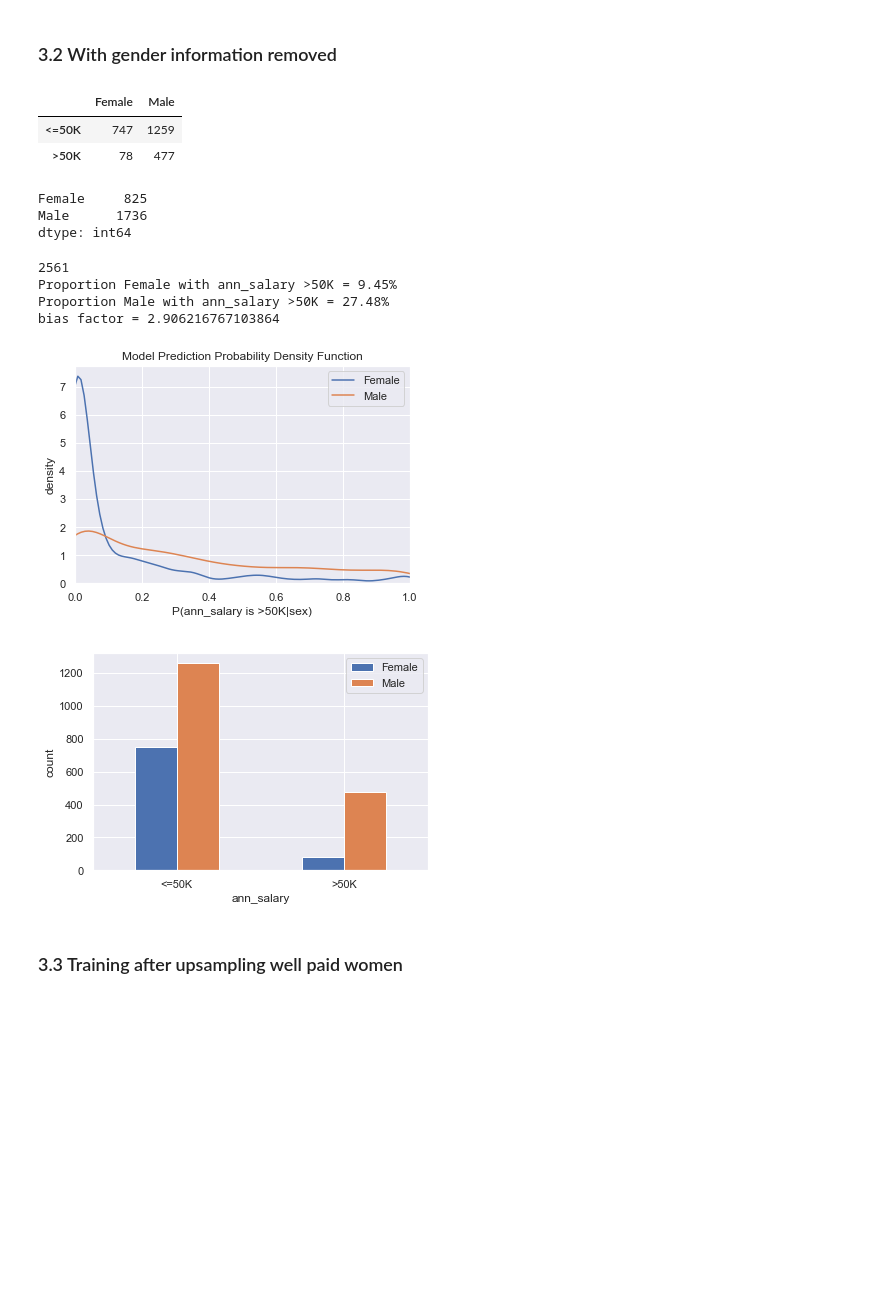
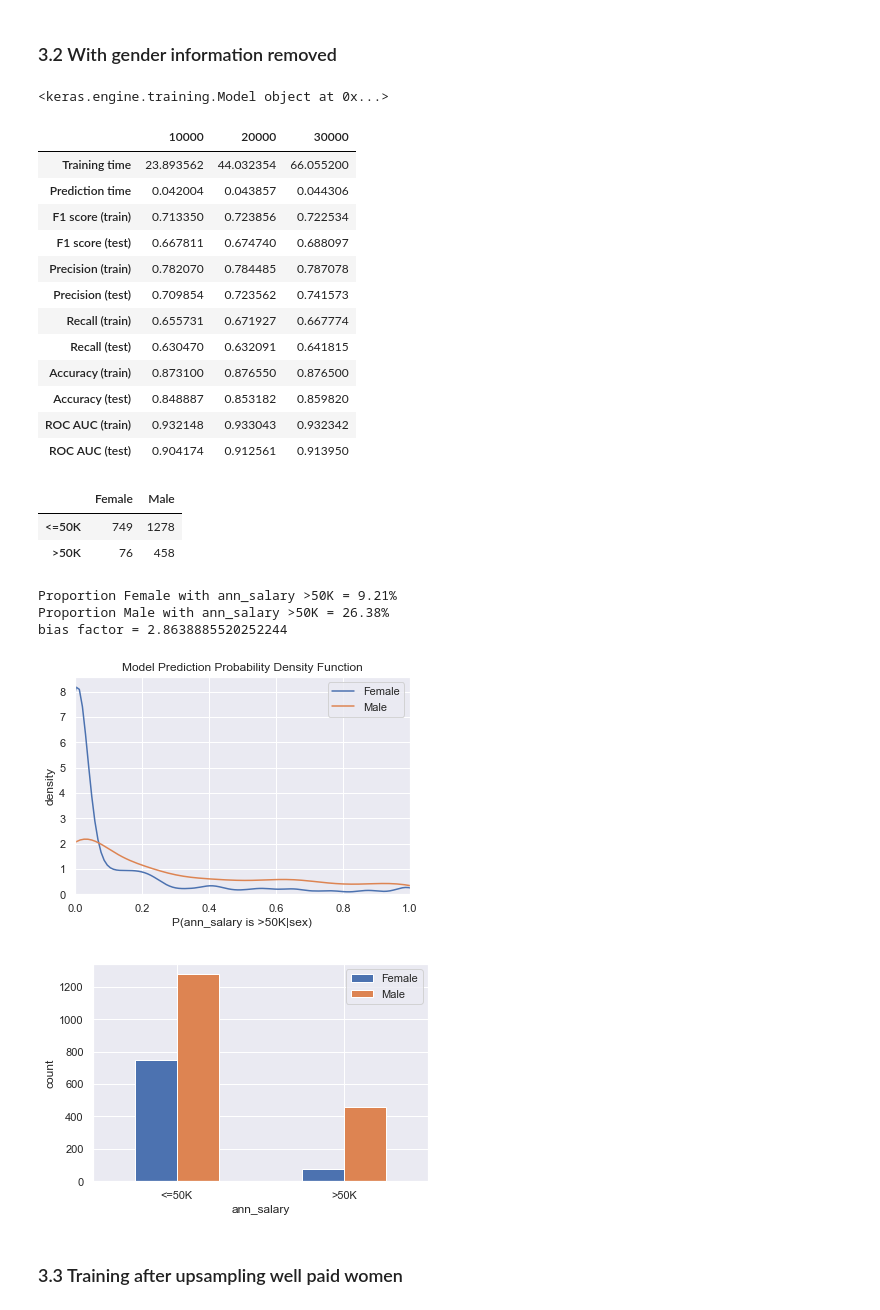
Before and after one commit to leenamurgai/debias-ml, a Jupyter notebook: source/Adult_UCI.ipynb, the cells around one changed output. Saved outputs shown, nothing was run; the diff lists cells and outputs as text; code cells hidden in the pictures; blank space fills up the shorter version.

```diff
--- a/source/Adult_UCI.ipynb
+++ b/source/Adult_UCI.ipynb
@@ -235,24 +233,40 @@ bias factor = 3.0957867017774845
 # %% [markdown]
 ### 3.2 With gender information removed
 # %%
-clf_nn = nn_classifier(n_features=X_train[X_train.columns.difference(['sex_Male'])].shape[1])
-y_pred = train_predict(clf_nn, X_train[X_train.columns.difference(['sex_Male'])], y_train, X_test[X_test.columns.difference(['sex_Male'])], y_test, results_df)
+clf_nn = nn_classifier(n_features=X_train[X_train.columns.difference([bias_col])].shape[1])
+print(clf_nn)
 
+# Train on different size training sets and predict on a separate test set
+y_pred = train_predict(clf_nn, X_train1[X_train1.columns.difference([bias_col])], y_train1, X_test[X_test.columns.difference([bias_col])], y_test, results_df)
+y_pred = train_predict(clf_nn, X_train2[X_train2.columns.difference([bias_col])], y_train2, X_test[X_test.columns.difference([bias_col])], y_test, results_df)
+y_pred = train_predict(clf_nn, X_train[X_train.columns.difference([bias_col])], y_train, X_test[X_test.columns.difference([bias_col])], y_test, results_df)
+
+display(results_df)
 probability_density_function(y_pred, z_test, target_col, bias_name, categories[bias_name], 'no-sex-data-dist')
-print('bias factor =', get_bias_factor(y_pred, z_test, target_name, bias_name, categories, 'no-sex-data-hist'))
+get_bias_factor(y_pred, z_test, target_name, bias_name, categories, 'no-sex-data-hist')
 # %% [output]
+<keras.engine.training.Model object at 0x...>
-|  | Female | Male |
-| <=50K | 747 | 1259 |
-| >50K | 78 | 477 |
+|  | 10000 | 20000 | 30000 |
+| Training time | 23.893562 | 44.032354 | 66.055200 |
+| Prediction time | 0.042004 | 0.043857 | 0.044306 |
+| F1 score (train) | 0.713350 | 0.723856 | 0.722534 |
+| F1 score (test) | 0.667811 | 0.674740 | 0.688097 |
+| Precision (train) | 0.782070 | 0.784485 | 0.787078 |
+| Precision (test) | 0.709854 | 0.723562 | 0.741573 |
+| Recall (train) | 0.655731 | 0.671927 | 0.667774 |
+| Recall (test) | 0.630470 | 0.632091 | 0.641815 |
+| Accuracy (train) | 0.873100 | 0.876550 | 0.876500 |
+| Accuracy (test) | 0.848887 | 0.853182 | 0.859820 |
+| ROC AUC (train) | 0.932148 | 0.933043 | 0.932342 |
+| ROC AUC (test) | 0.904174 | 0.912561 | 0.913950 |
-Female     825
-Male      1736
-dtype: int64
+|  | Female | Male |
+| <=50K | 749 | 1278 |
+| >50K | 76 | 458 |
-2561
-Proportion Female with ann_salary >50K = 9.45%
-Proportion Male with ann_salary >50K = 27.48%
-bias factor = 2.906216767103864
+Proportion Female with ann_salary >50K = 9.21%
+Proportion Male with ann_salary >50K = 26.38%
+bias factor = 2.8638885520252244
-[figure, old version]
+[figure, new version]
-[figure, old version]
+[figure, new version]
 # %% [markdown]
 ### 3.3 Training after upsampling well paid women
 # %%
```
Also changed, not shown: parts of 4 cells of this notebook, 11 other files.
